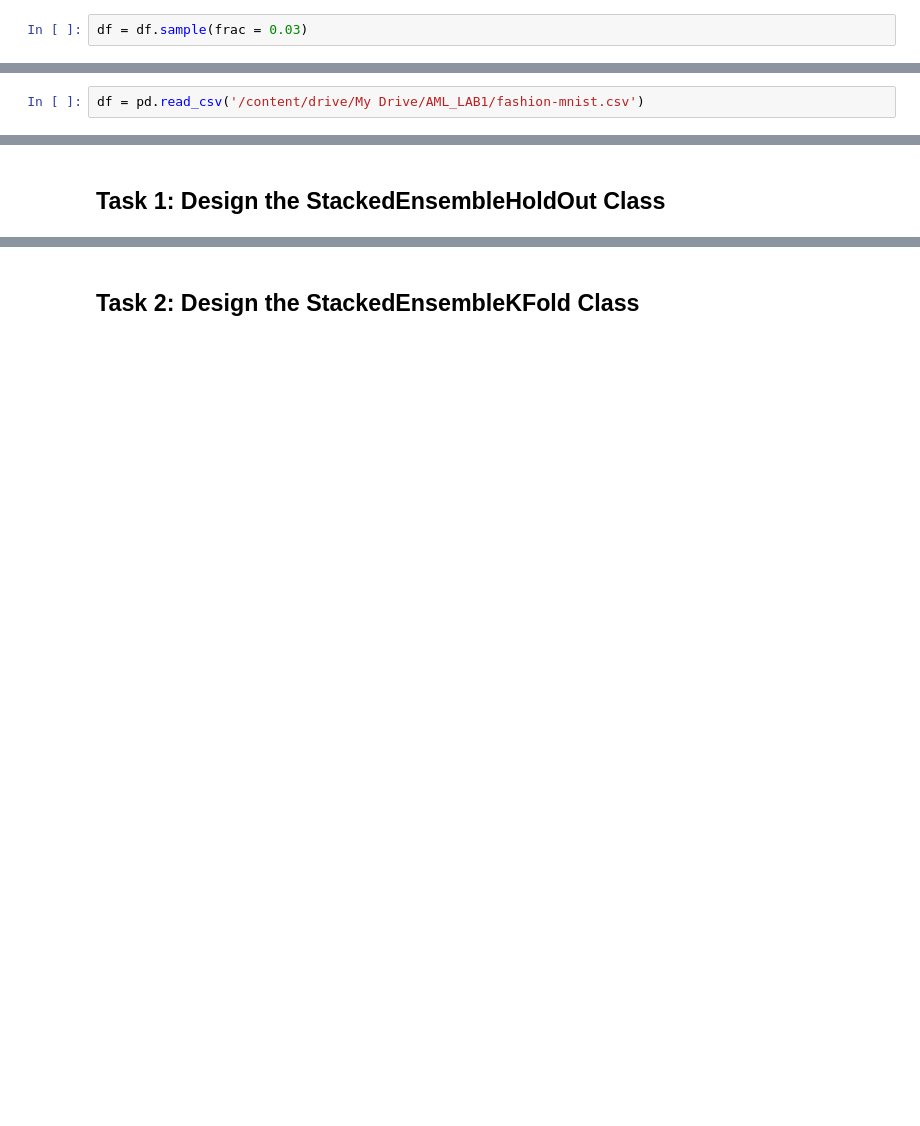
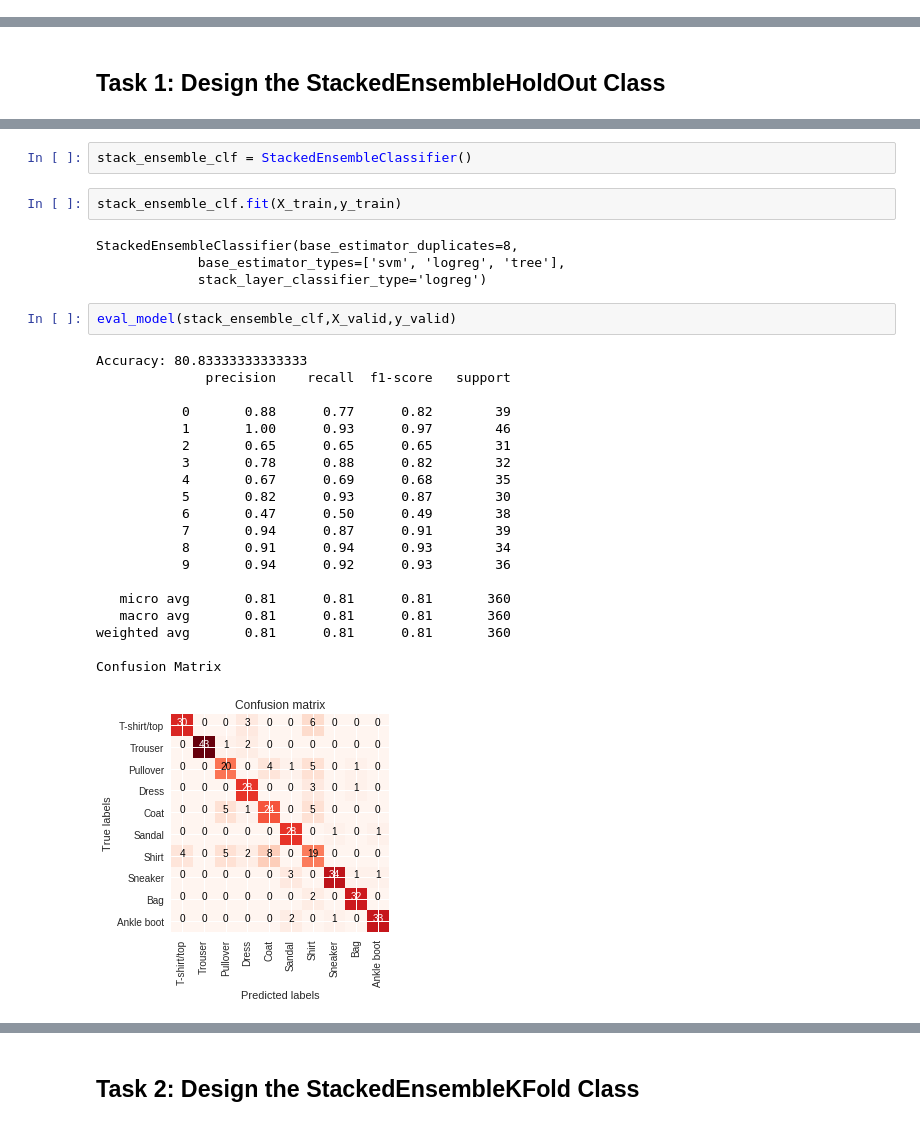
Before and after one commit to proyaschet/Advanced-Macchine-Learning, a Jupyter notebook: Assignment1_StackedEnsembleClassifiers.ipynb, the cells around one changed output, grey strips where cells are left out. Drawn from its saved outputs; the diff is of its cells as text; blank space fills up the shorter version.

```diff
--- a/Assignment1_StackedEnsembleClassifiers.ipynb
+++ b/Assignment1_StackedEnsembleClassifiers.ipynb
@@ -166,2 +143,0 @@ df.shape
-# %%
-df = df.sample(frac = 0.03)
@@ -172,5 +144,3 @@ uploadf('fashion-mnist.csv')
-# %%
-df = pd.read_csv('/content/drive/My Drive/AML_LAB1/fashion-mnist.csv')
 # %%
 df.shape
 # %% [output]
@@ -631,0 +560,31 @@ Confusion Matrix
+# %%
+stack_ensemble_clf = StackedEnsembleClassifier()
+# %%
+stack_ensemble_clf.fit(X_train,y_train)
+# %% [output]
+StackedEnsembleClassifier(base_estimator_duplicates=8,
+             base_estimator_types=['svm', 'logreg', 'tree'],
+             stack_layer_classifier_type='logreg')
+# %%
+eval_model(stack_ensemble_clf,X_valid,y_valid)
+# %% [output]
+Accuracy: 80.83333333333333
+              precision    recall  f1-score   support
+
+           0       0.88      0.77      0.82        39
+           1       1.00      0.93      0.97        46
+           2       0.65      0.65      0.65        31
+           3       0.78      0.88      0.82        32
+           4       0.67      0.69      0.68        35
+           5       0.82      0.93      0.87        30
+           6       0.47      0.50      0.49        38
+           7       0.94      0.87      0.91        39
+           8       0.91      0.94      0.93        34
+           9       0.94      0.92      0.93        36
+
+   micro avg       0.81      0.81      0.81       360
+   macro avg       0.81      0.81      0.81       360
+weighted avg       0.81      0.81      0.81       360
+
+Confusion Matrix
+[figure, added]
```
Also changed, not shown: parts of 118 cells of this notebook, 4 other files.
